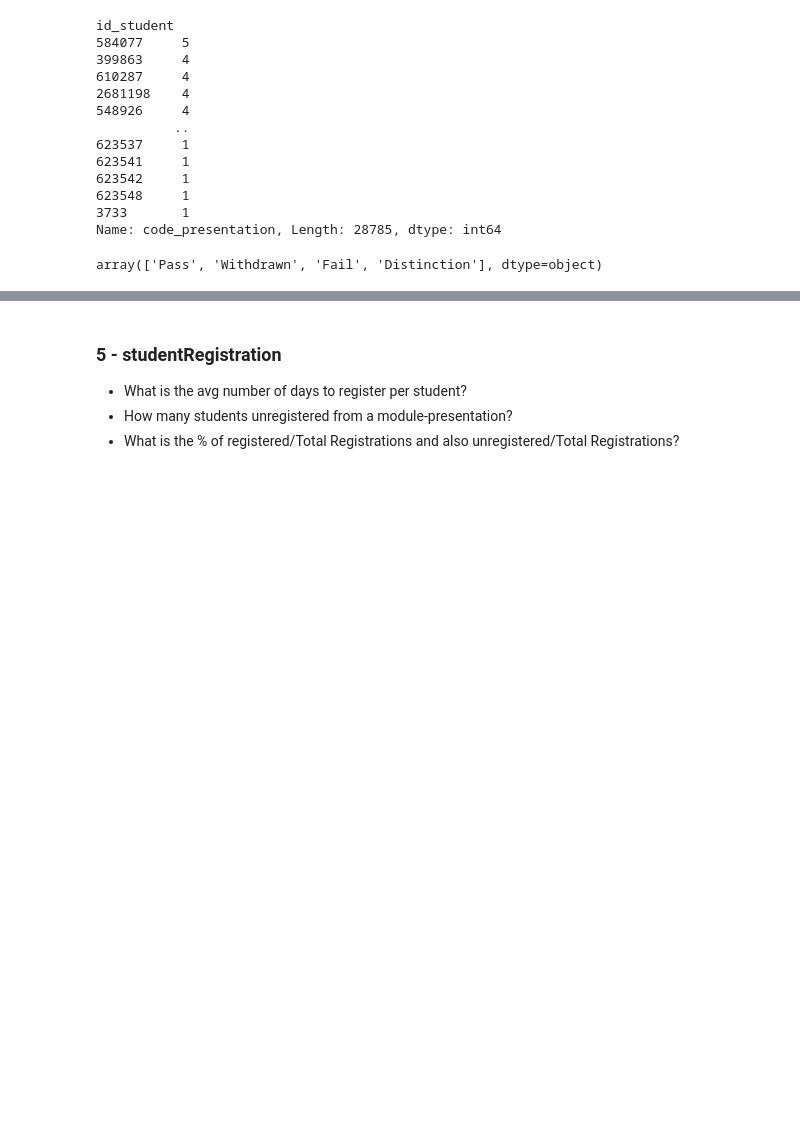
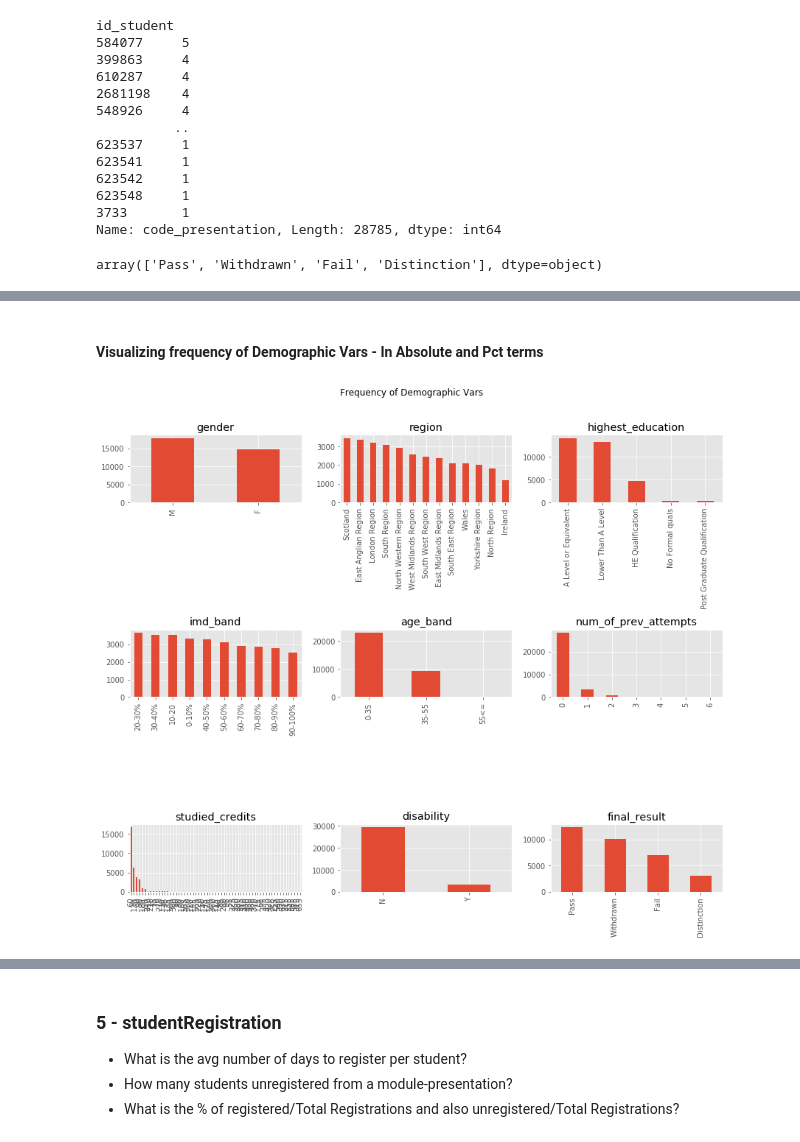
Before and after one commit to jdybuncio/predicting-virtual-learning-outcomes, a Jupyter notebook: Exploration.ipynb, the cells around one changed output, grey strips where cells are left out. Drawn from its saved outputs; the diff is of its cells as text; code cells hidden in the pictures; blank space fills up the shorter version.

```diff
--- a/Exploration.ipynb
+++ b/Exploration.ipynb
@@ -473,0 +495,4 @@ array(['Pass', 'Withdrawn', 'Fail', 'Distinction'], dtype=object)
+# %%
+cols = ['gender', 'region',
+       'highest_education', 'imd_band', 'age_band', 'num_of_prev_attempts',
+       'studied_credits', 'disability', 'final_result']
@@ -473,0 +537,12 @@ array(['Pass', 'Withdrawn', 'Fail', 'Distinction'], dtype=object)
+# %% [markdown]
+#### Visualizing frequency of Demographic Vars - In Absolute and Pct terms
+# %%
+fig, axs = plt.subplots(3,3, figsize = (12,10))
+fig.suptitle('Frequency of Demographic Vars', x = 0.5, y = 1.05)
+
+for i, ax in enumerate(axs.flatten()):
+    df_studentInfo[cols[i]].value_counts().plot(kind='bar',title=cols[i], ax=ax)
+
+plt.tight_layout();
+# %% [output]
+[figure, added]
```
Also changed, not shown: parts of 42 cells of this notebook.
